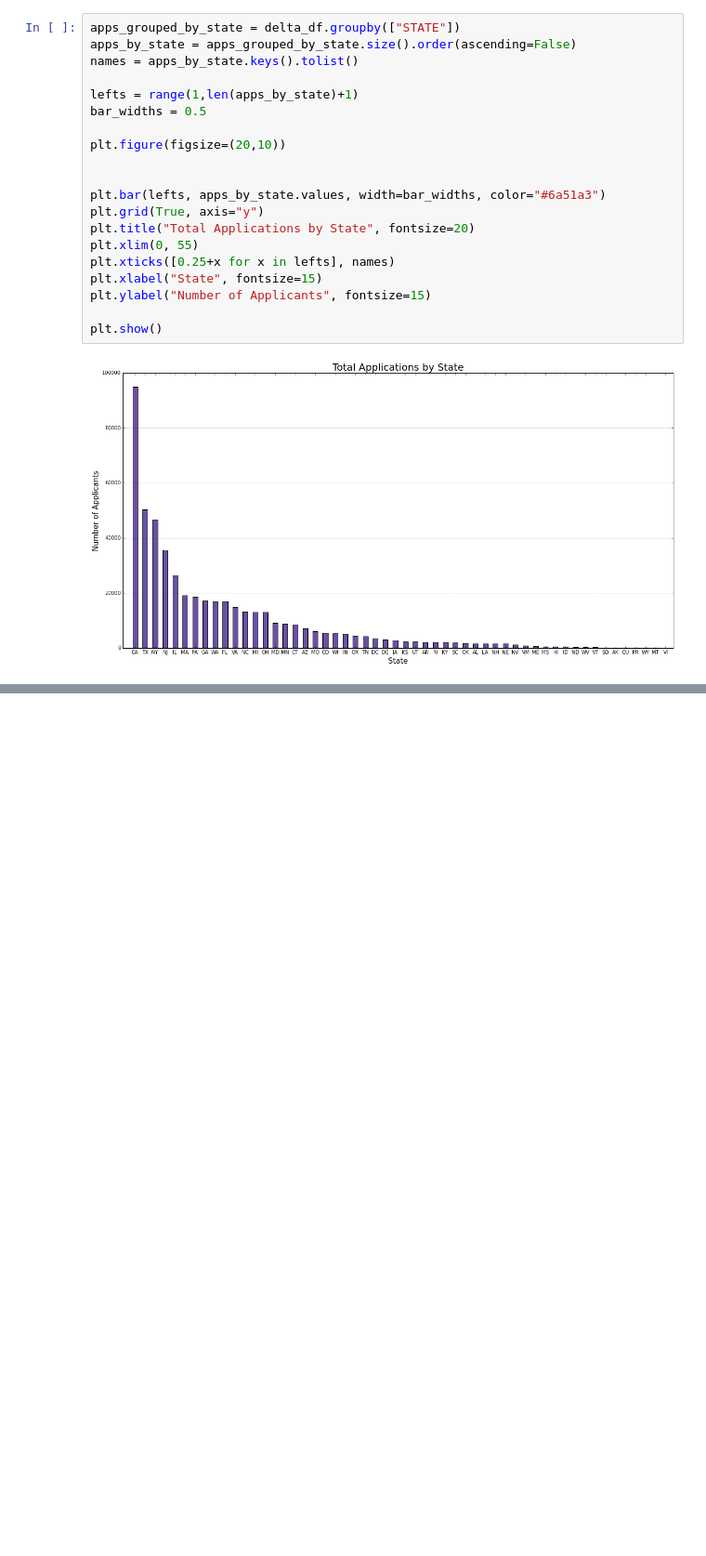
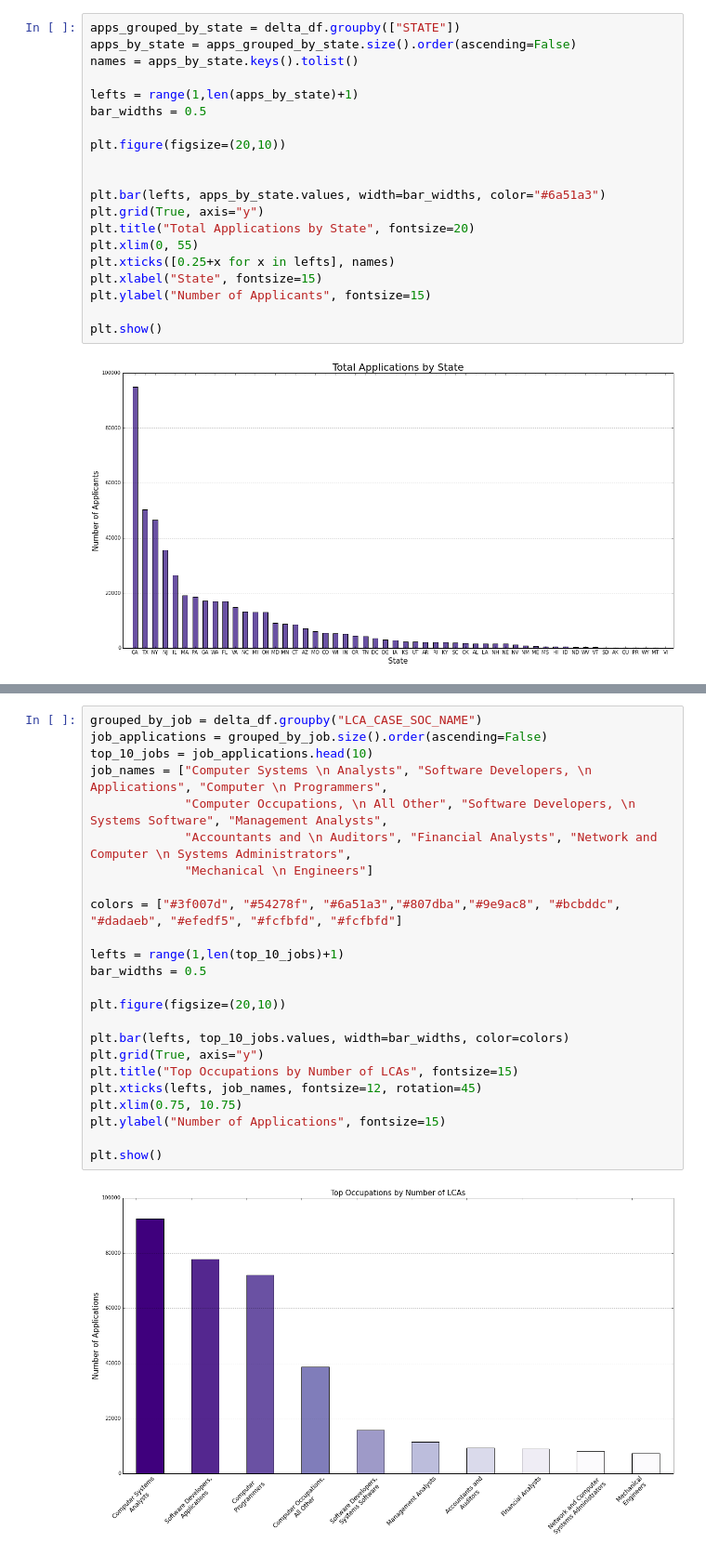
Before and after one commit to smehraein/LCA_Analysis, a Jupyter notebook: Labor Condition Applications Analysis.ipynb, the cells around one changed output, grey strips where cells are left out. Shown at 93% size. Cells and saved outputs as stored; diff of their text form; blank space fills up the shorter version.

```diff
--- a/Labor Condition Applications Analysis.ipynb
+++ b/Labor Condition Applications Analysis.ipynb
@@ -452,0 +509,26 @@ As expected, the largest state (CA) has the most applicants but some other state
+# %%
+grouped_by_job = delta_df.groupby("LCA_CASE_SOC_NAME")
+job_applications = grouped_by_job.size().order(ascending=False)
+top_10_jobs = job_applications.head(10)
+job_names = ["Computer Systems \n Analysts", "Software Developers, \n Applications", "Computer \n Programmers",
+             "Computer Occupations, \n All Other", "Software Developers, \n Systems Software", "Management Analysts",
+             "Accountants and \n Auditors", "Financial Analysts", "Network and Computer \n Systems Administrators",
+             "Mechanical \n Engineers"]
+
+colors = ["#3f007d", "#54278f", "#6a51a3","#807dba","#9e9ac8", "#bcbddc", "#dadaeb", "#efedf5", "#fcfbfd", "#fcfbfd"]
+
+lefts = range(1,len(top_10_jobs)+1)
+bar_widths = 0.5
+
+plt.figure(figsize=(20,10))
+
+plt.bar(lefts, top_10_jobs.values, width=bar_widths, color=colors)
+plt.grid(True, axis="y")
+plt.title("Top Occupations by Number of LCAs", fontsize=15)
+plt.xticks(lefts, job_names, fontsize=12, rotation=45)
+plt.xlim(0.75, 10.75)
+plt.ylabel("Number of Applications", fontsize=15)
+
+plt.show()
+# %% [output]
+[figure, added]
```
Also changed, not shown: parts of 10 cells of this notebook.
